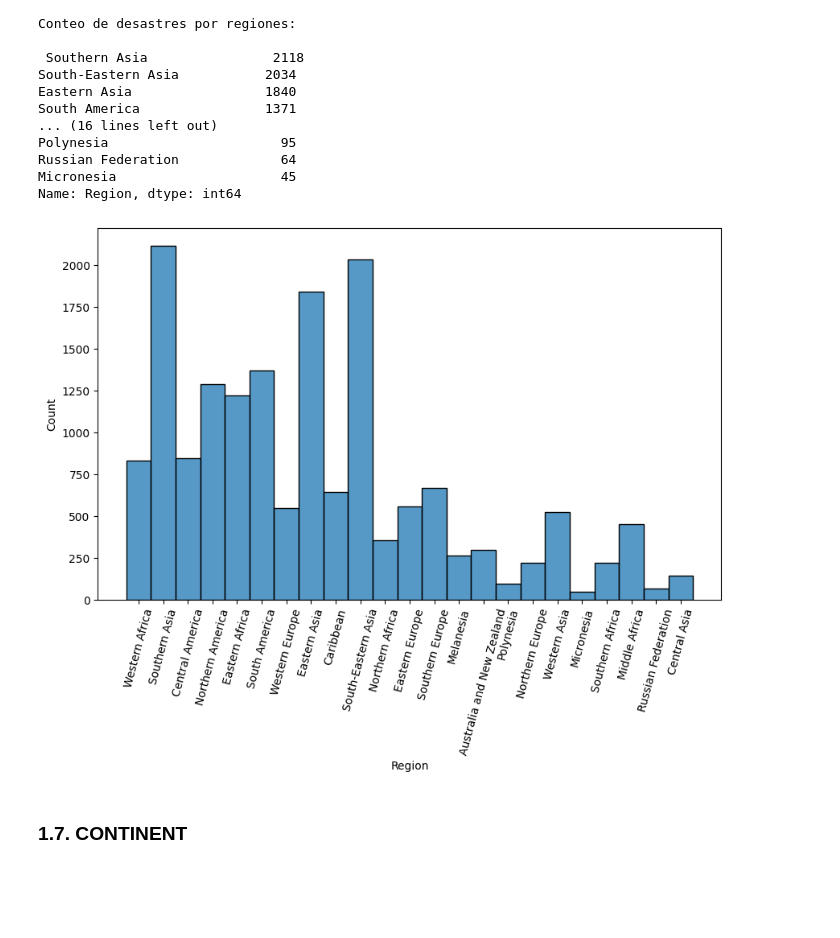
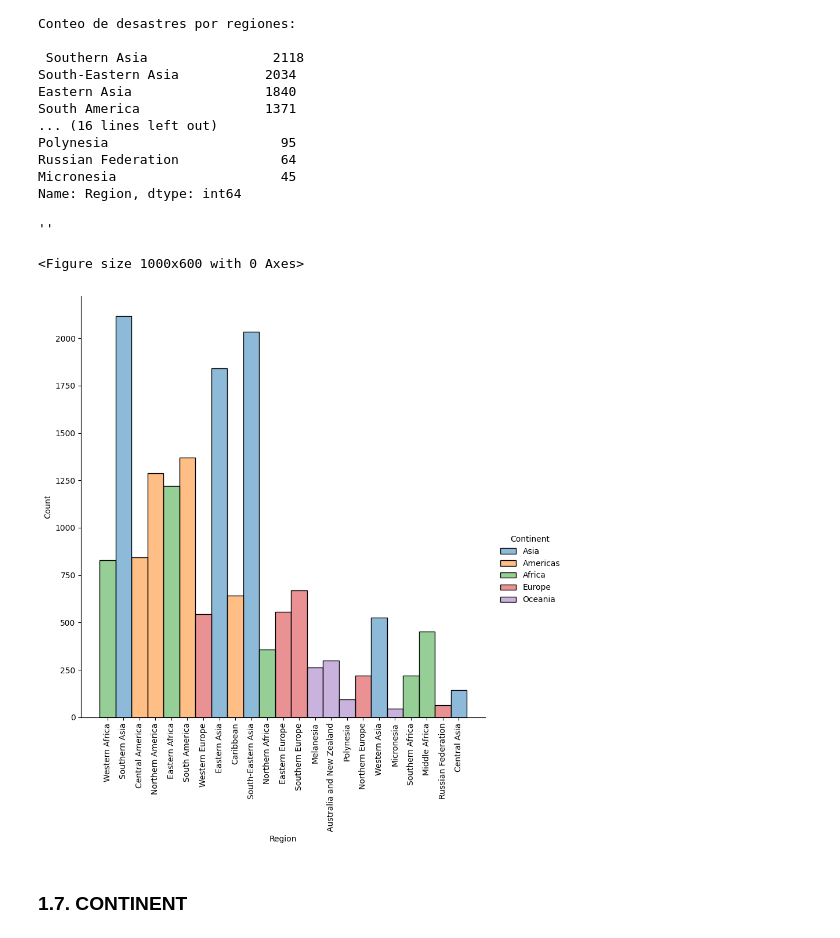
Before and after one commit to AleDataAnalyst/grupo2_desastresnaturales, a Jupyter notebook: Notebooks/01LimpiarDatos/01_Ele_Analisis_Inicial.ipynb, the cells around one changed output. Saved outputs shown, nothing was run; the diff lists cells and outputs as text; code cells hidden in the pictures; blank space fills up the shorter version.

```diff
--- a/Notebooks/01LimpiarDatos/01_Ele_Analisis_Inicial.ipynb
+++ b/Notebooks/01LimpiarDatos/01_Ele_Analisis_Inicial.ipynb
@@ -321,11 +327,15 @@ Russian Federation             64
 Micronesia                     45
 Name: Region, dtype: int64
 # %%
+
 plt.figure(figsize=(10,6))
-sns.histplot(df['Region'])
-plt.xticks(rotation=75);
+sns.displot(data=df, x='Region',  hue='Continent', hue_order=('Asia','Americas','Africa','Europe','Oceania'), palette='tab10', height=8)
+plt.xticks(rotation=90)
+;
 # %% [output]
+''
+<Figure size 1000x600 with 0 Axes>
-[figure, old version]
+[figure, new version]
 # %% [markdown]
 ### 1.7. CONTINENT
 # %%
```
Also changed, not shown: parts of 22 cells of this notebook.
